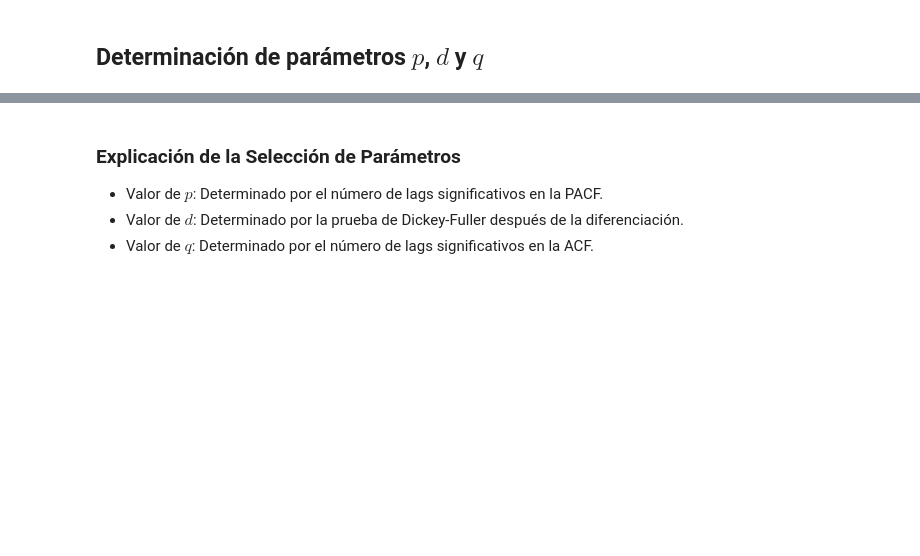
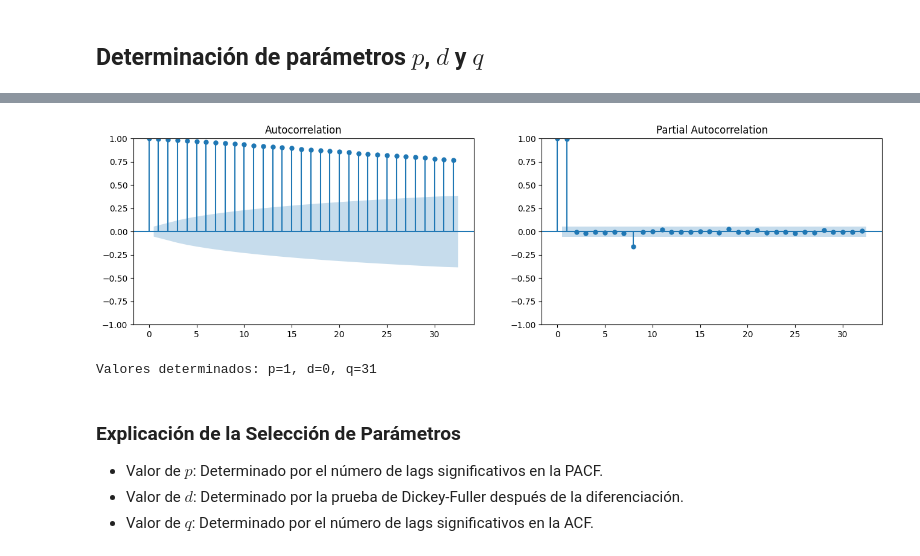
Before and after one commit to SofiLam13/Lab2-DS-, a Jupyter notebook: Lab2(Data_Science).ipynb, the cells around one changed output, grey strips where cells are left out. Drawn from its saved outputs; the diff is of its cells as text; code cells hidden in the pictures; blank space fills up the shorter version.

```diff
--- a/Lab2(Data_Science).ipynb
+++ b/Lab2(Data_Science).ipynb
@@ -471,3 +482,11 @@ Valores determinados: p=6, d=1, q=24
+# %%
+#Aplicar la función a una serie de ejemplo
+exampleSeries = PreciosPromedio['Superior'].dropna()
+p, d, q = determinePDQ(exampleSeries)
+print(f'Valores determinados: p={p}, d={d}, q={q}')
+# %% [output]
+[figure, added]
+Valores determinados: p=1, d=0, q=31
 # %% [markdown]
 ### Explicación de la Selección de Parámetros
 
```
Also changed, not shown: parts of 38 cells of this notebook, 1 other file.
